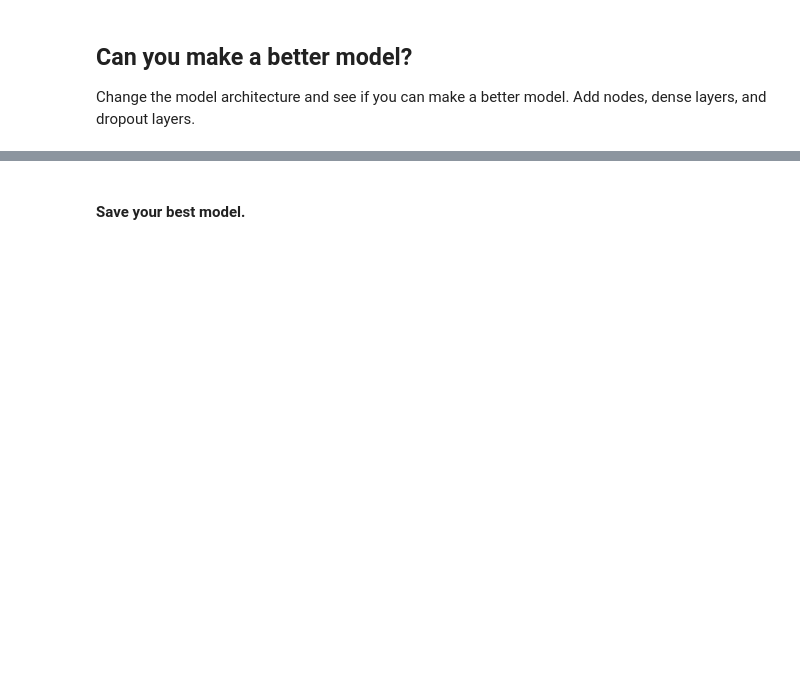
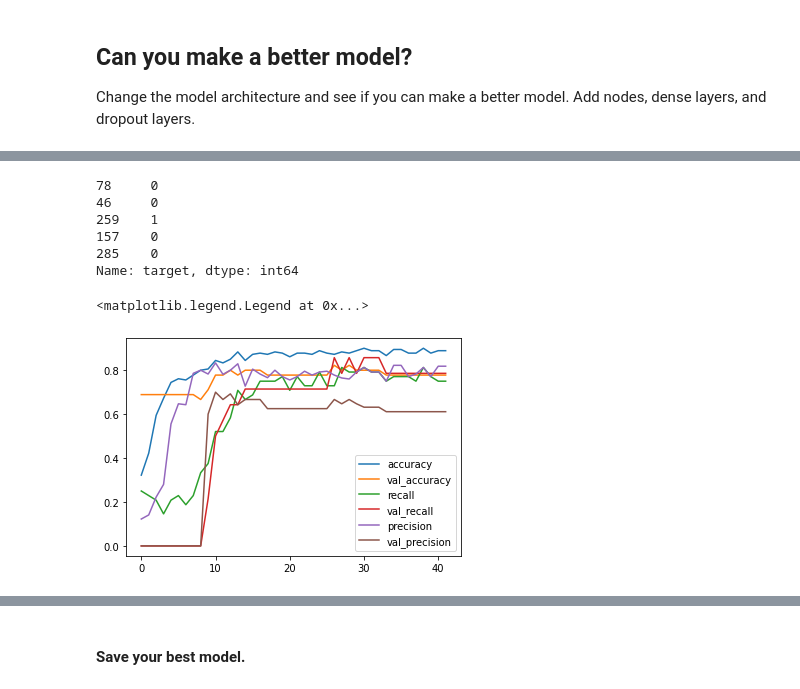
Before and after one commit to viviloaf/general-assembly, a Jupyter notebook: labs/7.01-lab-nn-classification-master/7_01_lab_nn_classification_starter.ipynb, the cells around one changed output, grey strips where cells are left out. Drawn from its saved outputs; the diff is of its cells as text; code cells hidden in the pictures; blank space fills up the shorter version.

```diff
--- a/labs/7.01-lab-nn-classification-master/7_01_lab_nn_classification_starter.ipynb
+++ b/labs/7.01-lab-nn-classification-master/7_01_lab_nn_classification_starter.ipynb
@@ -321,0 +370,9 @@ Change the model architecture and see if you can make a better model. Add nodes,
+# %%
+y_test.head()
+# %% [output]
+78     0
+46     0
+259    1
+157    0
+285    0
+Name: target, dtype: int64
@@ -321,0 +387,11 @@ Change the model architecture and see if you can make a better model. Add nodes,
+# %%
+plt.plot(history.history['accuracy'], label='accuracy')
+plt.plot(history.history['val_accuracy'], label='val_accuracy')
+plt.plot(history.history['recall'], label='recall')
+plt.plot(history.history['val_recall'], label='val_recall')
+plt.plot(history.history['precision'], label='precision')
+plt.plot(history.history['val_precision'], label='val_precision')
+plt.legend()
+# %% [output]
+<matplotlib.legend.Legend at 0x...>
+[figure, added]
```
Also changed, not shown: parts of 72 cells of this notebook.
